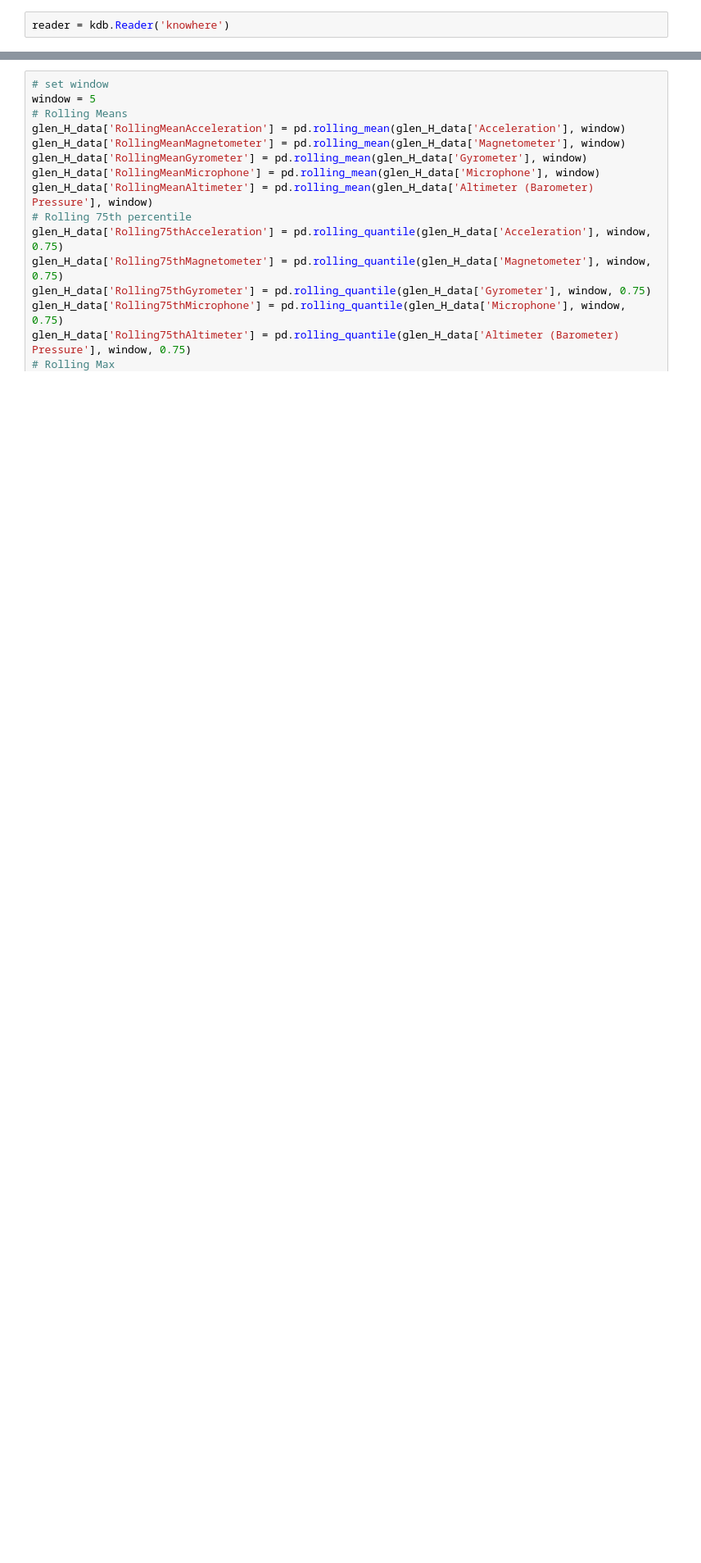
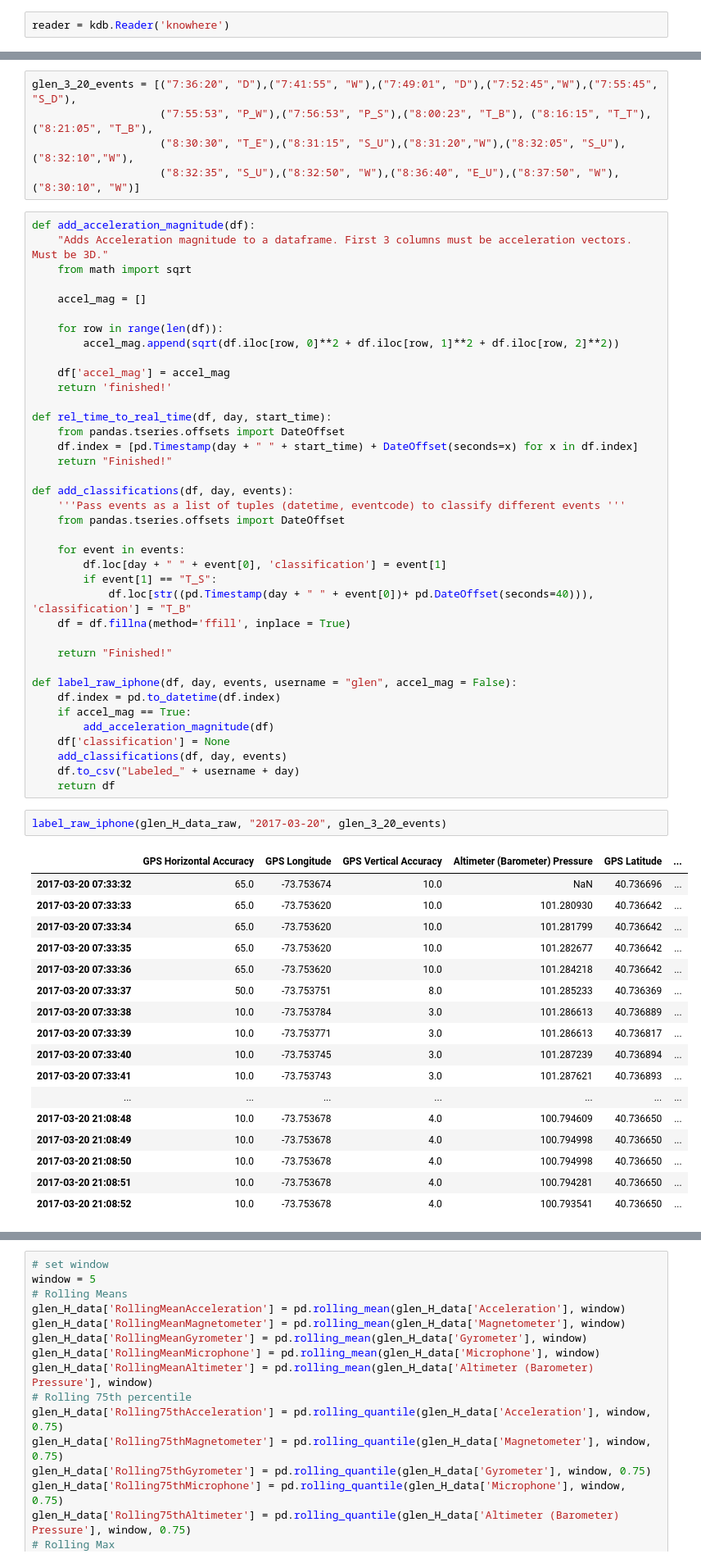
Before and after one commit to afeierman/Knowhere, a Jupyter notebook: code/PreprocessingiPhone.ipynb, the cells around one changed output, grey strips where cells are left out. Shown at 82% size. Saved outputs shown, nothing was run; the diff lists cells and outputs as text; blank space fills up the shorter version.

Commit message:
added data and Preprocessing file

```diff
--- a/code/PreprocessingiPhone.ipynb
+++ b/code/PreprocessingiPhone.ipynb
@@ -40,0 +32,63 @@ glen_H_data_raw
+# %%
+glen_3_20_events = [("7:36:20", "D"),("7:41:55", "W"),("7:49:01", "D"),("7:52:45","W"),("7:55:45", "S_D"),
+                    ("7:55:53", "P_W"),("7:56:53", "P_S"),("8:00:23", "T_B"), ("8:16:15", "T_T"),("8:21:05", "T_B"),
+                    ("8:30:30", "T_E"),("8:31:15", "S_U"),("8:31:20","W"),("8:32:05", "S_U"),("8:32:10","W"),
+                    ("8:32:35", "S_U"),("8:32:50", "W"),("8:36:40", "E_U"),("8:37:50", "W"),("8:30:10", "W")]
+# %%
+def add_acceleration_magnitude(df):
+    "Adds Acceleration magnitude to a dataframe. First 3 columns must be acceleration vectors. Must be 3D."
+    from math import sqrt
+
+    accel_mag = []
+
+    for row in range(len(df)):
+        accel_mag.append(sqrt(df.iloc[row, 0]**2 + df.iloc[row, 1]**2 + df.iloc[row, 2]**2))
+
+    df['accel_mag'] = accel_mag
+    return 'finished!'
+
+def rel_time_to_real_time(df, day, start_time):
+    from pandas.tseries.offsets import DateOffset
+    df.index = [pd.Timestamp(day + " " + start_time) + DateOffset(seconds=x) for x in df.index]
+    return "Finished!"
+
+def add_classifications(df, day, events):
+    '''Pass events as a list of tuples (datetime, eventcode) to classify different events '''
+    from pandas.tseries.offsets import DateOffset
+
+    for event in events:
+        df.loc[day + " " + event[0], 'classification'] = event[1]
+        if event[1] == "T_S":
+            df.loc[str((pd.Timestamp(day + " " + event[0])+ pd.DateOffset(seconds=40))), 'classification'] = "T_B"
+    df = df.fillna(method='ffill', inplace = True)
+
+    return "Finished!"
+
+def label_raw_iphone(df, day, events, username = "glen", accel_mag = False):
+    df.index = pd.to_datetime(df.index)
+    if accel_mag == True:
+        add_acceleration_magnitude(df)
+    df['classification'] = None
+    add_classifications(df, day, events)
+    df.to_csv("Labeled_" + username + day)
+    return df
+# %%
+label_raw_iphone(glen_H_data_raw, "2017-03-20", glen_3_20_events)
+# %% [output]
+|  | GPS Horizontal Accuracy | GPS Longitude | GPS Vertical Accuracy | Altimeter (Barometer) Pressure | GPS Latitude | ... |
+| 2017-03-20 07:33:32 | 65.0 | -73.753674 | 10.0 | NaN | 40.736696 | ... |
+| 2017-03-20 07:33:33 | 65.0 | -73.753620 | 10.0 | 101.280930 | 40.736642 | ... |
+| 2017-03-20 07:33:34 | 65.0 | -73.753620 | 10.0 | 101.281799 | 40.736642 | ... |
+| 2017-03-20 07:33:35 | 65.0 | -73.753620 | 10.0 | 101.282677 | 40.736642 | ... |
+| 2017-03-20 07:33:36 | 65.0 | -73.753620 | 10.0 | 101.284218 | 40.736642 | ... |
+| 2017-03-20 07:33:37 | 50.0 | -73.753751 | 8.0 | 101.285233 | 40.736369 | ... |
+| 2017-03-20 07:33:38 | 10.0 | -73.753784 | 3.0 | 101.286613 | 40.736889 | ... |
+| 2017-03-20 07:33:39 | 10.0 | -73.753771 | 3.0 | 101.286613 | 40.736817 | ... |
+| 2017-03-20 07:33:40 | 10.0 | -73.753745 | 3.0 | 101.287239 | 40.736894 | ... |
+| 2017-03-20 07:33:41 | 10.0 | -73.753743 | 3.0 | 101.287621 | 40.736893 | ... |
+| ... | ... | ... | ... | ... | ... | ... |
+| 2017-03-20 21:08:48 | 10.0 | -73.753678 | 4.0 | 100.794609 | 40.736650 | ... |
+| 2017-03-20 21:08:49 | 10.0 | -73.753678 | 4.0 | 100.794998 | 40.736650 | ... |
+| 2017-03-20 21:08:50 | 10.0 | -73.753678 | 4.0 | 100.794998 | 40.736650 | ... |
+| 2017-03-20 21:08:51 | 10.0 | -73.753678 | 4.0 | 100.794281 | 40.736650 | ... |
+| 2017-03-20 21:08:52 | 10.0 | -73.753678 | 4.0 | 100.793541 | 40.736650 | ... |
```
Also changed, not shown: parts of 22 cells of this notebook, 13 other files.
